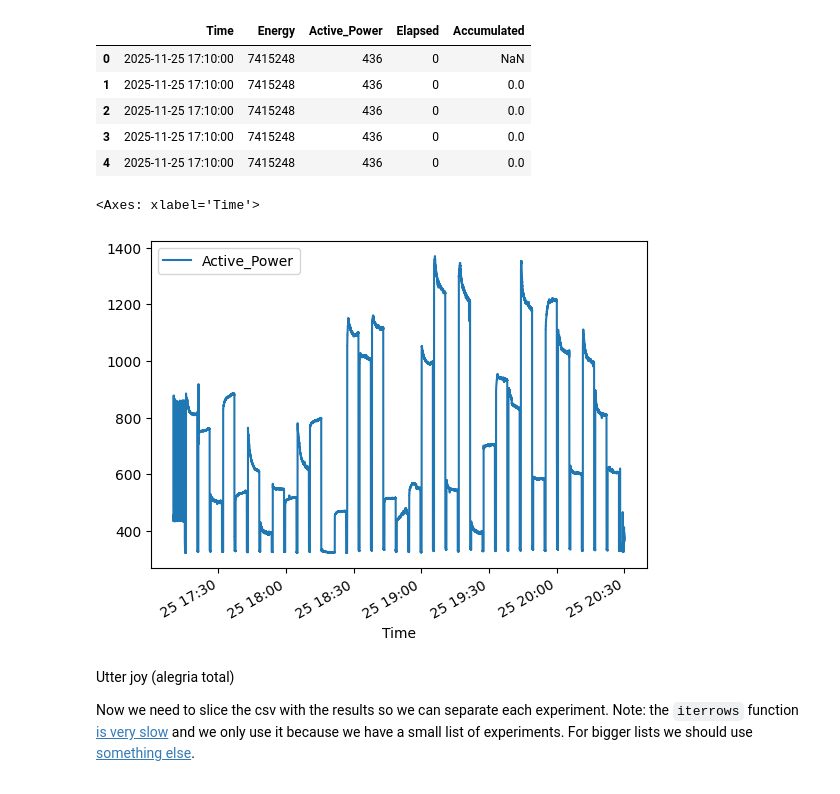
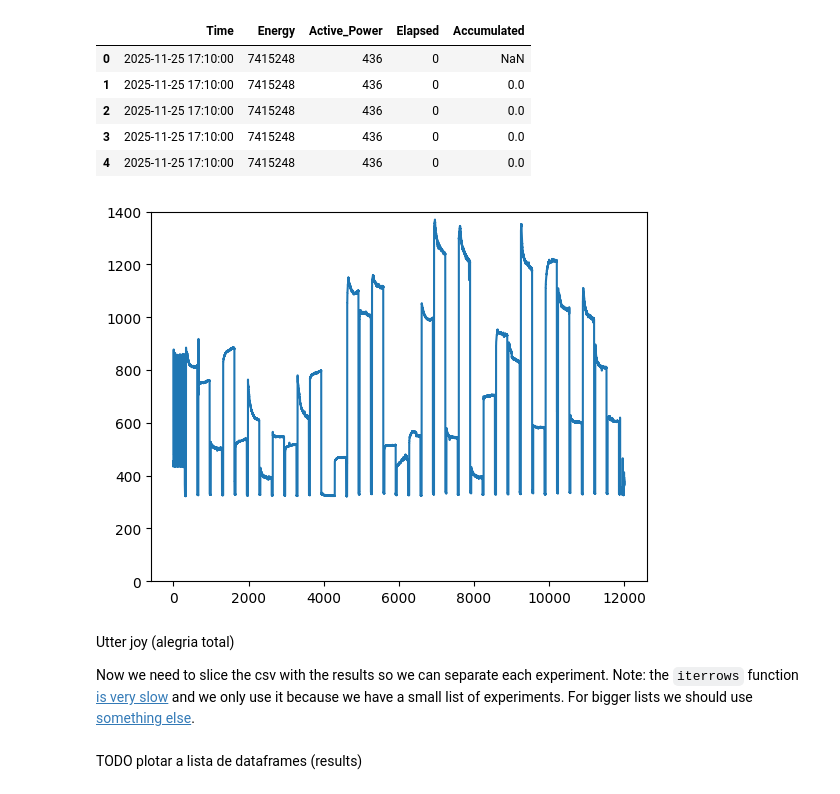
Before and after one commit to othomarcondes/CMP223-EnergyMeasurements, a Jupyter notebook: data_analysis.ipynb, the cells around one changed output. Drawn from its saved outputs; the diff is of its cells as text; code cells hidden in the pictures.

```diff
--- a/data_analysis.ipynb
+++ b/data_analysis.ipynb
@@ -105,10 +117,14 @@ stress.head()
 | 4 | 2025-11-25 17:10:00 | 7415248 | 436 | 0 | 0.0 |
 # %%
 # vizualize it first
-stress.plot(x="Time", y="Active_Power")
+#stress.plot(x="Time", y="Active_Power")
+
+fig, ax = plt.subplots()
+ax.plot(stress['Elapsed'], stress['Active_Power'])
+ax.set_ylim(0,1400) #plots must begin at zero!!!, 1400 is just so we can have the same scale as the stress experiment
+plt.show()
 # %% [output]
-<Axes: xlabel='Time'>
-[figure, old version]
+[figure, new version]
 # %% [markdown]
 Utter joy (alegria total)
 
@@ -125,0 +142,2 @@ for index, row in experiment.iterrows():
+# %% [markdown]
+TODO plotar a lista de dataframes (results)
```
Also changed, not shown: parts of 2 cells of this notebook.
